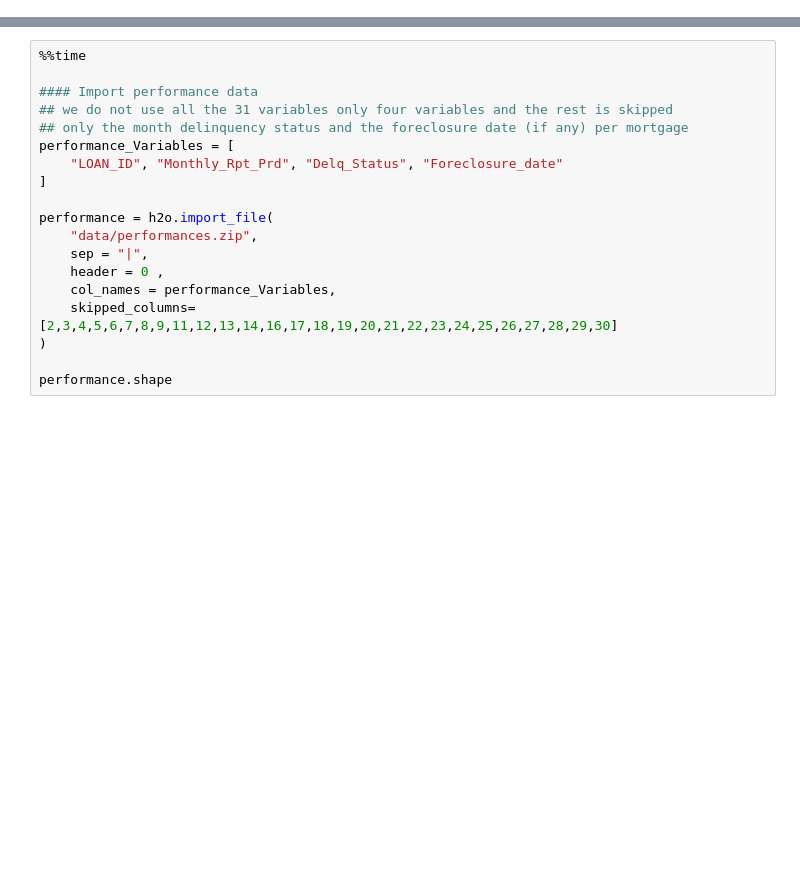
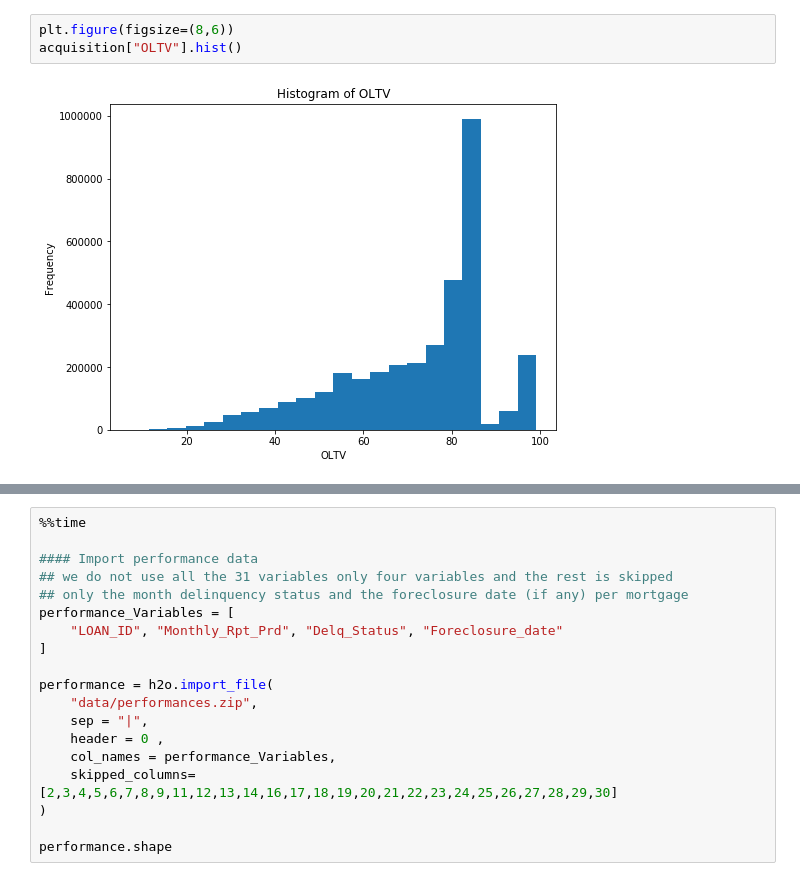
Before and after one commit to longhowlam/fanniemae_family_loans, a Jupyter notebook: h2o_modeling.ipynb, the cells around one changed output, grey strips where cells are left out. Cells and saved outputs as stored; diff of their text form; blank space fills up the shorter version.

```diff
--- a/h2o_modeling.ipynb
+++ b/h2o_modeling.ipynb
@@ -64,0 +120,5 @@ acquisition.head(5)
+# %%
+plt.figure(figsize=(8,6))
+acquisition["OLTV"].hist()
+# %% [output]
+[figure, added]
```
Also changed, not shown: parts of 13 cells of this notebook.
